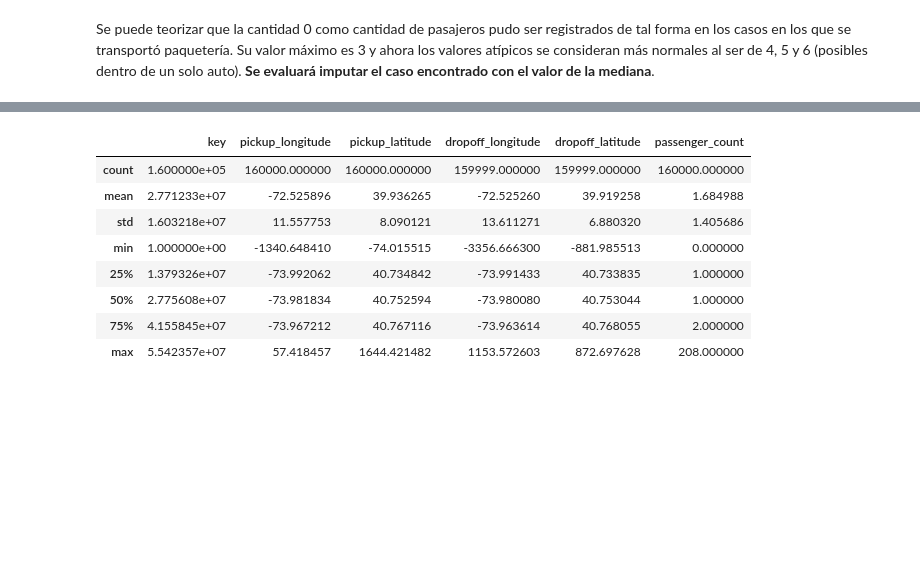
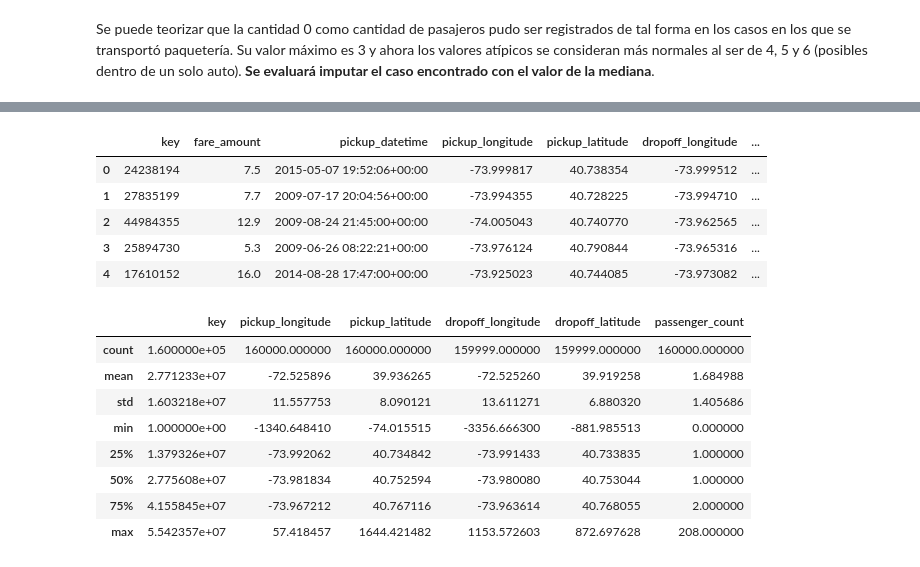
Before and after one commit to CaroRuiz92/AA1-TUIA-2025C2-Ruiz-Quispe, a Jupyter notebook: TP-Regresion-AA1-2025C1.ipynb, the cells around one changed output, grey strips where cells are left out. Cells and saved outputs as stored; diff of their text form; code cells hidden in the pictures; blank space fills up the shorter version.

```diff
--- a/TP-Regresion-AA1-2025C1.ipynb
+++ b/TP-Regresion-AA1-2025C1.ipynb
@@ -193,3 +320,17 @@ Se puede teorizar que la cantidad 0 como cantidad de pasajeros pudo ser registra
+# %%
+df_limpio['hour'] = df_limpio['pickup_datetime'].dt.hour
+df_limpio['day'] = df_limpio['pickup_datetime'].dt.dayofweek   # 0=lunes, 6=domingo
+df_limpio['is_weekend'] = df_limpio['day'] >= 5                # True si es viernes, sábado o domingo
+df_limpio['is_night'] = (df_limpio['hour'] >= 22) | (df_limpio['hour'] < 6) # nocturno: 22 a 6
+# %%
+df_limpio.head()
+# %% [output]
+|  | key | fare_amount | pickup_datetime | pickup_longitude | pickup_latitude | dropoff_longitude | ... |
+| 0 | 24238194 | 7.5 | 2015-05-07 19:52:06+00:00 | -73.999817 | 40.738354 | -73.999512 | ... |
+| 1 | 27835199 | 7.7 | 2009-07-17 20:04:56+00:00 | -73.994355 | 40.728225 | -73.994710 | ... |
+| 2 | 44984355 | 12.9 | 2009-08-24 21:45:00+00:00 | -74.005043 | 40.740770 | -73.962565 | ... |
+| 3 | 25894730 | 5.3 | 2009-06-26 08:22:21+00:00 | -73.976124 | 40.790844 | -73.965316 | ... |
+| 4 | 17610152 | 16.0 | 2014-08-28 17:47:00+00:00 | -73.925023 | 40.744085 | -73.973082 | ... |
 # %%
 X_train, X_test, y_train, y_test = train_test_split(df.drop(columns='fare_amount'), df['fare_amount'], test_size=0.2, random_state=42)
 # %%
```
Also changed, not shown: parts of 25 cells of this notebook.
